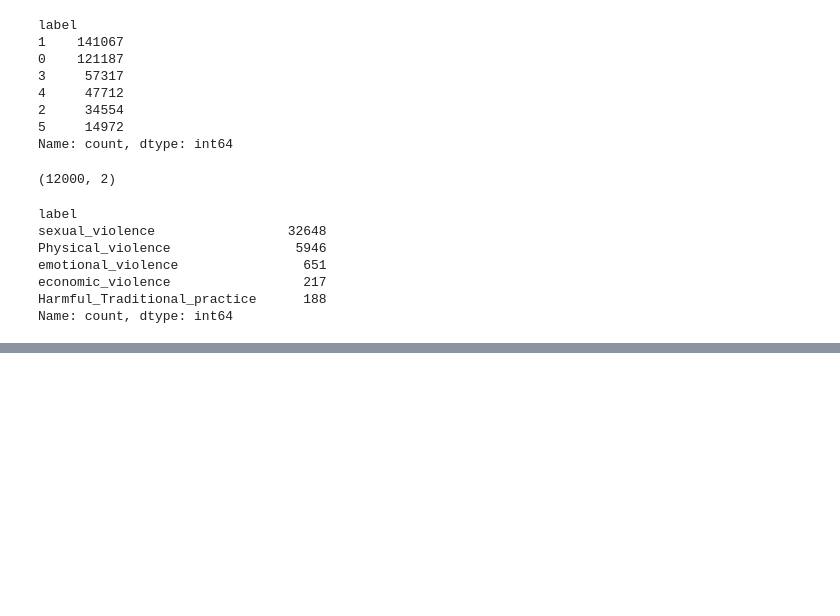
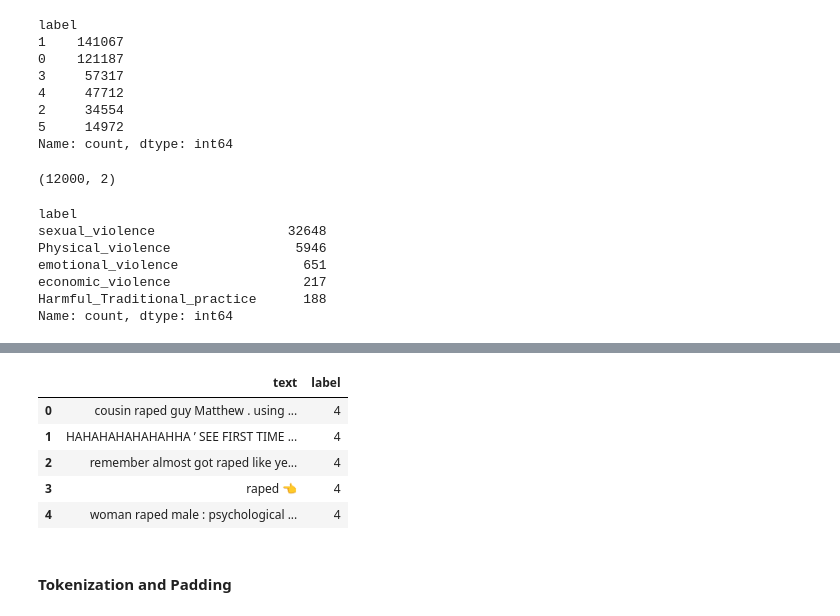
Before and after one commit to Sachin-0001/MultiSense-NLP, a Jupyter notebook: notebook.ipynb, the cells around one changed output, grey strips where cells are left out. Saved outputs shown, nothing was run; the diff lists cells and outputs as text; code cells hidden in the pictures; blank space fills up the shorter version.

```diff
--- a/notebook.ipynb
+++ b/notebook.ipynb
@@ -124,0 +159,4 @@ Name: count, dtype: int64
+# %%
+from sklearn.preprocessing import LabelEncoder
+le = LabelEncoder()
+violence_df['label'] = le.fit_transform(violence_df['label'])
@@ -124,0 +189,22 @@ Name: count, dtype: int64
+# %%
+stop_words = set(stopwords.words('english'))
+# %%
+def remove_stopwords(text):
+    all_words = nltk.word_tokenize(text)
+    filtered_words = [word for word in all_words if word.lower() not in stop_words]
+    return ' '.join(filtered_words)
+
+emotion_df['text'] = emotion_df['text'].apply(remove_stopwords)
+violence_df['text'] = violence_df['text'].apply(remove_stopwords)
+hate_df['text'] = hate_df['text'].apply(remove_stopwords)
+# %%
+violence_df.head()
+# %% [output]
+|  | text | label |
+| 0 | cousin raped guy Matthew . using ... | 4 |
+| 1 | HAHAHAHAHAHAHHA ’ SEE FIRST TIME ... | 4 |
+| 2 | remember almost got raped like ye... | 4 |
+| 3 | raped 👈 | 4 |
+| 4 | woman raped male : psychological ... | 4 |
+# %% [markdown]
+#### Tokenization and Padding
```
Also changed, not shown: parts of 31 cells of this notebook, 6 other files.
